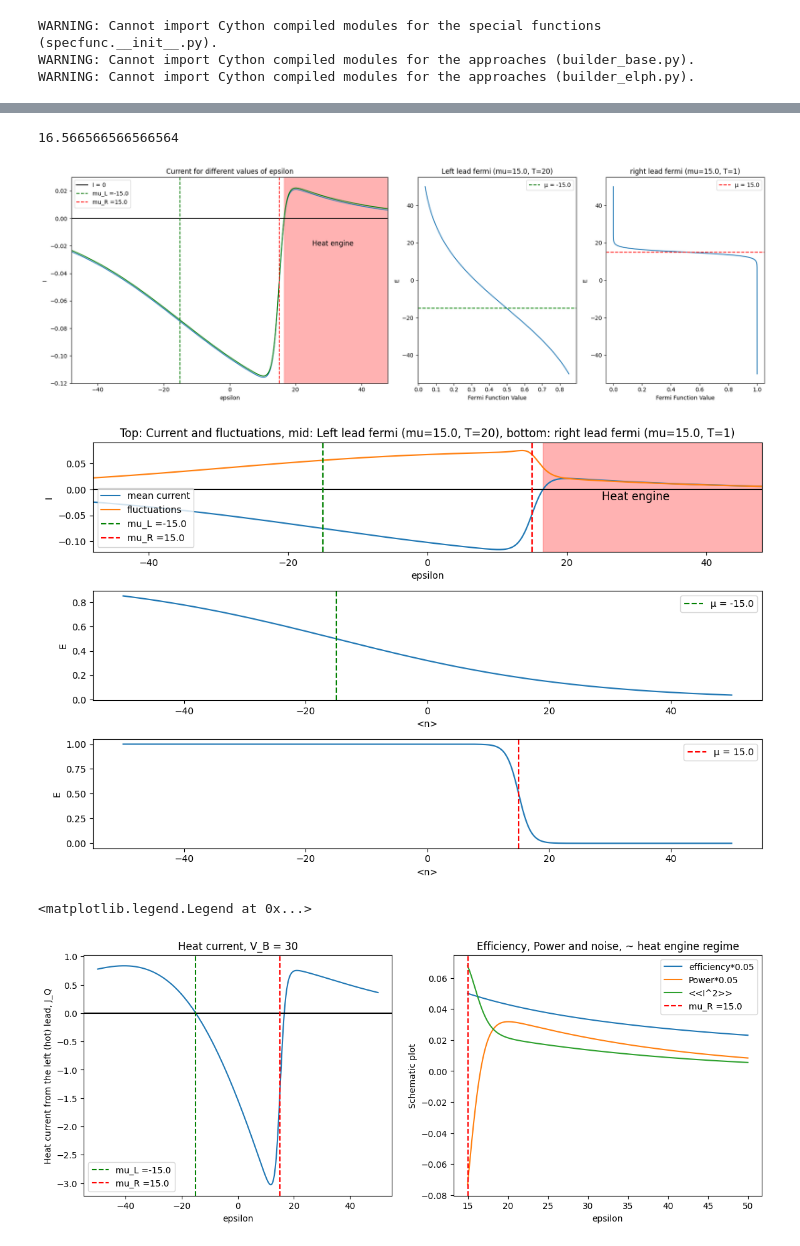
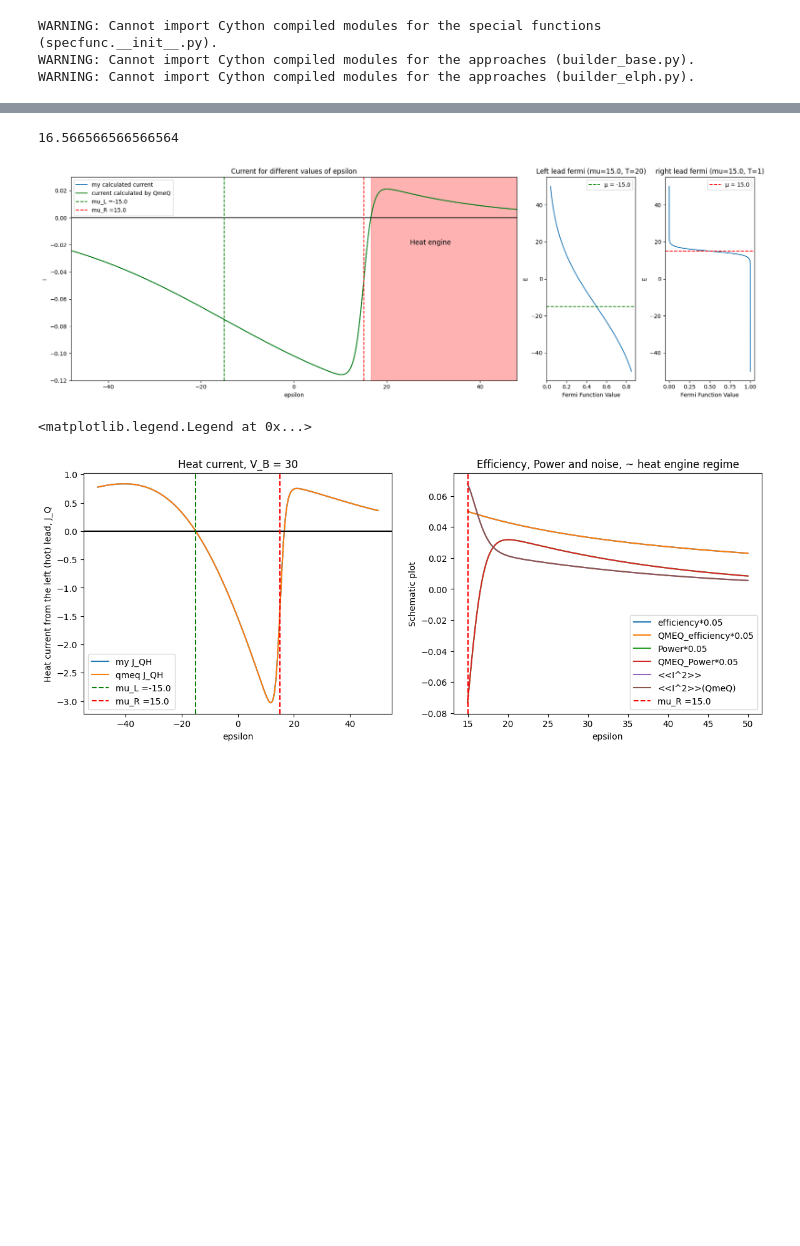
Before and after one commit to myIntSet/thermoelectrics, a Jupyter notebook: qmeq_fluctuationsSQD With plots.ipynb, the cells around one changed output, grey strips where cells are left out. Cells and saved outputs as stored; diff of their text form; code cells hidden in the pictures; blank space fills up the shorter version.

Commit message:
Plotting the equality between my TUR and Qmeqs TUR

```diff
--- a/qmeq_fluctuationsSQD With plots.ipynb
+++ b/qmeq_fluctuationsSQD With plots.ipynb
@@ -101,8 +67,18 @@ MY:Counting currents and noise at the left lead (Pauli): 0.02141517113707885
+# %%
+I_qmeq = np.zeros(epsilon.shape)
+I_var_qmeq = np.zeros(epsilon.shape)
+
+system = qmeq.Builder(nsingle=n, nleads=nleads,
+                        mulst=mulst, tlst=tlst, tleads=tleads, dband=1e4, countingleads=[0], kerntype='pyPauli')
+
+for idx, e in enumerate(epsilon):
+    system.change(hsingle={(0,0):e})
+    system.solve()
+
+    I_qmeq[idx] = system.current_noise[0]
+    I_var_qmeq[idx] = system.current_noise[1]
 # %%
 # With epsilon grid
-
-#--SETUP: ---------------------------------------------------------------------------------
-epsilon = np.linspace(-50,50,1000)
 #---------------------------------------------------------------------------------------------
 
 INPUT = {'epsilon': epsilon,
@@ -119,12 +95,12 @@ idx = np.argmin(np.abs(I))
 eps_at_zero_I = epsilon[idx]
 print(eps_at_zero_I)
 
-fig, (ax1, ax2, ax3) = plt.subplots(1, 3, figsize=(18, 6), gridspec_kw={'width_ratios': [2, 1, 1]})
+fig, (ax1, ax2, ax3) = plt.subplots(1, 3, figsize=(18, 6), gridspec_kw={'width_ratios': [5, 1, 1]})
 
 y_lower, y_upper = -0.12, 0.03
 x_lower, x_upper = -48, 48
-ax1.plot(epsilon, I)
-ax1.plot(epsilon, I_mean+0.001, color='green')
+ax1.plot(epsilon, I, label='my calculated current')
+ax1.plot(epsilon, I_qmeq, color='green', label='current calculated by QmeQ')
 ax1.set_ylim(y_lower, y_upper)
 ax1.set_xlim(x_lower, x_upper)
 ax1.fill_between(epsilon, y_lower, y_upper, where=(epsilon >= eps_at_zero_I) & (epsilon <= x_upper), color='red', alpha=0.3)
@@ -132,88 +108,50 @@ ax1.annotate('Heat engine',
              xy=(25, -0.02),  # Position of the annotation
              xytext=(25, -0.02),  # Position of the text
              fontsize=12, color='black')  # Text customization
-ax1.axhline(y=0, color='black', linestyle='-', label='I = 0')
+ax1.axhline(y=0, color='black', linestyle='-')
 ax1.axvline(x=mu_L, color='g', linestyle='--', label=f'mu_L ={mu_L}')
 ax1.axvline(x=mu_R, color='r', linestyle='--', label=f'mu_R ={mu_R}')
 ax1.set_xlabel('epsilon')
 ax1.set_ylabel('I')
 ax1.set_title('Current for different values of epsilon')
 ax1.legend()
 
 # Second plot - Fermi function in Left lead
 fermi_L = fermi(mu_L, epsilon, T_L)
 ax2.plot(fermi_L, epsilon)
 ax2.axhline(y=mu_L, color='g', linestyle='--', label=f'μ = {mu_L}')
 ax2.set_xlabel('Fermi Function Value')
 ax2.set_ylabel('E')
 ax2.set_title(f'Left lead fermi (mu={mu_R}, T={T_L})')
 ax2.legend()
 
 # Third plot - Fermi function in right lead
 fermi_R = fermi(mu_R, epsilon, T_R)
 ax3.plot(fermi_R, epsilon)
 ax3.axhline(y=mu_R, color='r', linestyle='--', label=f'μ = {mu_R}')
 ax3.set_xlabel('Fermi Function Value')
 ax3.set_ylabel('E')
 ax3.set_title(f'right lead fermi (mu={mu_R}, T={T_R})')
 ax3.legend()
 
 plt.tight_layout()  # Adjust layout to prevent overlap
-
-#------------------------------------------------------------------------------------------------
-#/////////////////////////////////--PLOTTING THE CUMMULANTS--\\\\\\\\\\\\\\\\\\\\\\\\\\\\\\\\\\\\\
-
-fig, (ax1, ax2, ax3) = plt.subplots(3, 1, figsize=(11, 7))
-
-y_upper = 0.09
-ax1.plot(epsilon, I, label='mean current')
-ax1.plot(epsilon, I_var, label='fluctuations')
-ax1.set_ylim(y_lower, y_upper)
-ax1.set_xlim(x_lower, x_upper)
-ax1.fill_between(epsilon, y_lower, y_upper, where=(epsilon >= eps_at_zero_I) & (epsilon <= x_upper), color='red', alpha=0.3)
-ax1.annotate('Heat engine',
-             xy=(25, -0.02),  # Position of the annotation
-             xytext=(25, -0.02),  # Position of the text
-             fontsize=12, color='black')  # Text customization
-ax1.axhline(y=0, color='black', linestyle='-')
-ax1.axvline(x=mu_L, color='g', linestyle='--', label=f'mu_L ={mu_L}')
-ax1.axvline(x=mu_R, color='r', linestyle='--', label=f'mu_R ={mu_R}')
-ax1.set_xlabel('epsilon')
-ax1.set_ylabel('I')
-ax1.set_title(f'Top: Current and fluctuations, mid: Left lead fermi (mu={mu_R}, T={T_L}), bottom: right lead fermi (mu={mu_R}, T={T_R})')
-ax1.legend(loc="lower left")
-
-# Second plot - Fermi function in Left lead
-fermi_L = fermi(mu_L, epsilon, T_L)
-ax2.plot(epsilon, fermi_L)
-ax2.axvline(x=mu_L, color='g', linestyle='--', label=f'μ = {mu_L}')
-ax2.set_xlabel('<n>')
-ax2.set_ylabel('E')
-ax2.legend()
-
-# Third plot - Fermi function in right lead
-fermi_R = fermi(mu_R, epsilon, T_R)
-ax3.plot(epsilon, fermi_R)
-ax3.axvline(x=mu_R, color='r', linestyle='--', label=f'μ = {mu_R}')
-ax3.set_xlabel('<n>')
-ax3.set_ylabel('E')
-ax3.legend()
-
-plt.tight_layout()  # Adjust layout to prevent overlap
 plt.show()
 # %% [output]
 16.566566566566564
-[figure, old version]
+[figure, new version]
-[figure, removed]
 # %%
 #Heat current and efficiency
 
 J_QH = calculate_heat_current(I, epsilon, mu_L)
+J_QH_qmeq = calculate_heat_current(I_qmeq, epsilon, mu_L)
 P = I*V_B
+P_qmeq = I_qmeq*V_B
 efficiency = P/J_QH
+eff_qmeq = P_qmeq/J_QH_qmeq
 
 fig, (ax1, ax2) = plt.subplots(1, 2, figsize=(14, 5))
-ax1.plot(epsilon, J_QH)
+ax1.plot(epsilon, J_QH, label='my J_QH')
+ax1.plot(epsilon, J_QH_qmeq, label='qmeq J_QH')
 ax1.set_xlabel('epsilon')
 ax1.set_ylabel('Heat current from the left (hot) lead, J_Q')
 ax1.set_title(f'Heat current, V_B = {V_B}')
@@ -224,8 +162,11 @@ ax1.legend()
 
 idx = np.argmin(np.abs(epsilon - mu_R))
 ax2.plot(epsilon[idx:], 0.05*efficiency[idx:], label='efficiency*0.05')
+ax2.plot(epsilon[idx:], 0.05*eff_qmeq[idx:], label='QMEQ_efficiency*0.05')
 ax2.plot(epsilon[idx:], 0.05*P[idx:], label='Power*0.05')
+ax2.plot(epsilon[idx:], 0.05*P_qmeq[idx:], label='QMEQ_Power*0.05')
 ax2.plot(epsilon[idx:], I_var[idx:], label='<<I^2>>')
+ax2.plot(epsilon[idx:], I_var_qmeq[idx:], label='<<I^2>>(QmeQ)')
 ax2.set_xlabel('epsilon')
 ax2.set_ylabel('Schematic plot')
 ax2.set_title('Efficiency, Power and noise, ~ heat engine regime')
@@ -233,7 +174,7 @@ ax2.axvline(x=mu_R, color='r', linestyle='--', label=f'mu_R ={mu_R}')
 ax2.legend()
 # %% [output]
 <matplotlib.legend.Legend at 0x...>
-[figure, old version]
+[figure, new version]
 # %%
 #TUR
 
```
Also changed, not shown: parts of 7 cells of this notebook, 1 other file.
